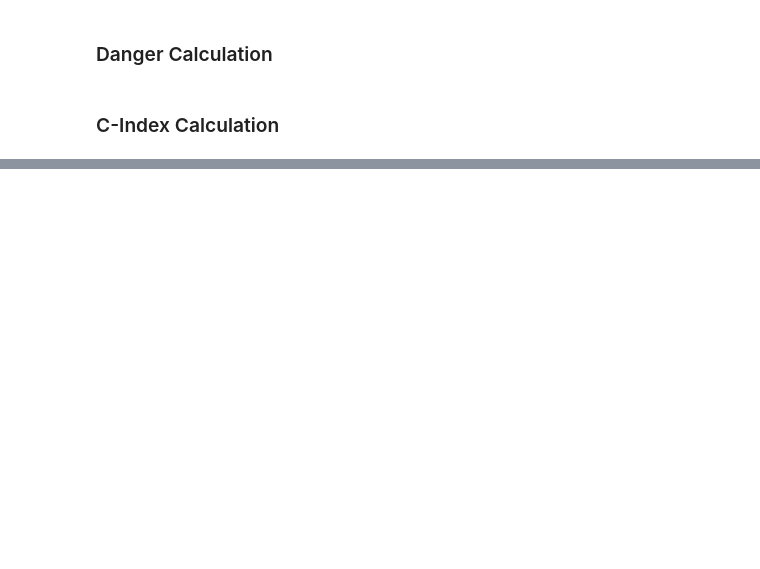
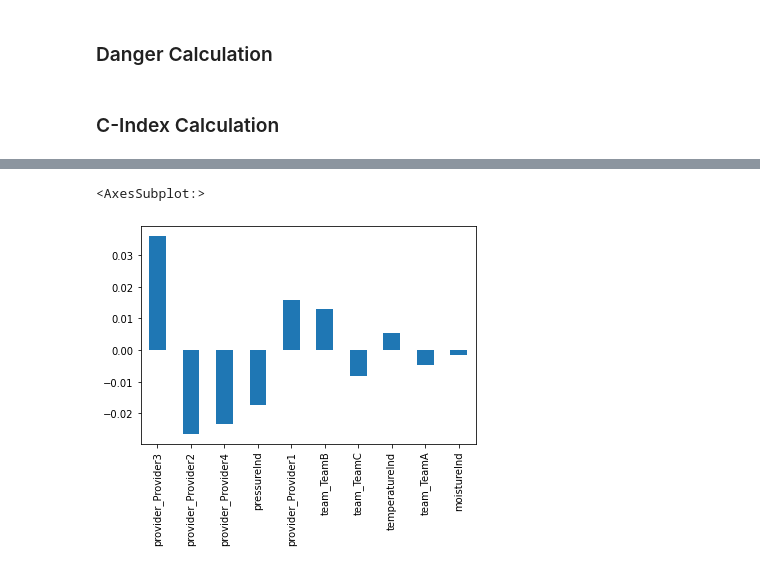
Before and after one commit to Aimpoint-Digital/apd-crs, a Jupyter notebook: docs/tutorials/Manufacturing.ipynb, the cells around one changed output, grey strips where cells are left out. Saved outputs shown, nothing was run; the diff lists cells and outputs as text; code cells hidden in the pictures; blank space fills up the shorter version.

```diff
--- a/docs/tutorials/Manufacturing.ipynb
+++ b/docs/tutorials/Manufacturing.ipynb
@@ -54,4 +76,0 @@ data, labels, times = dataset.data, dataset.target, dataset.target_times
-# %%
-# Convert object columns to categorical so we can us sksurv one-hot encoder
-for col in ["team", "provider"]:
-    data[col] = data[col].astype("category")
@@ -57,0 +86,4 @@ for col in ["team", "provider"]:
+# %%
+categorical_columns = ["team", "provider"]
+
+encoded_data = pd.get_dummies(data, columns=categorical_columns, prefix=categorical_columns)
@@ -180,0 +163,9 @@ top_ten_feats.plot.bar()
+# %%
+factors = model.get_risk_factors()
+n_factors = len(factors)
+risk_factors = pd.Series({encoded_data.columns[i]: factors[i] for i in range(n_factors)})
+top_ten_factors_in_absvalue = risk_factors.abs().sort_values(ascending=False)[0:10]
+risk_factors.filter(top_ten_factors_in_absvalue.index).plot.bar()
+# %% [output]
+<AxesSubplot:>
+[figure, added]
```
Also changed, not shown: parts of 44 cells of this notebook.
